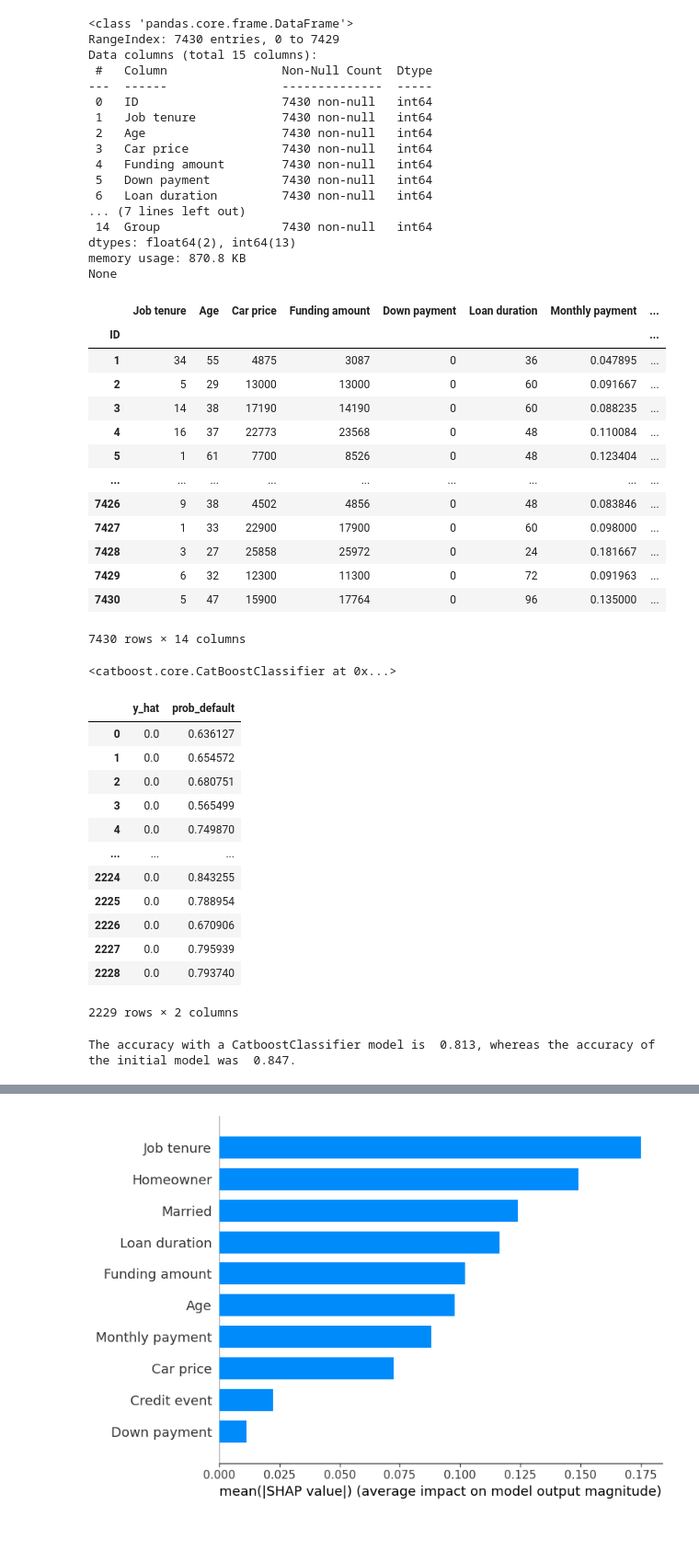
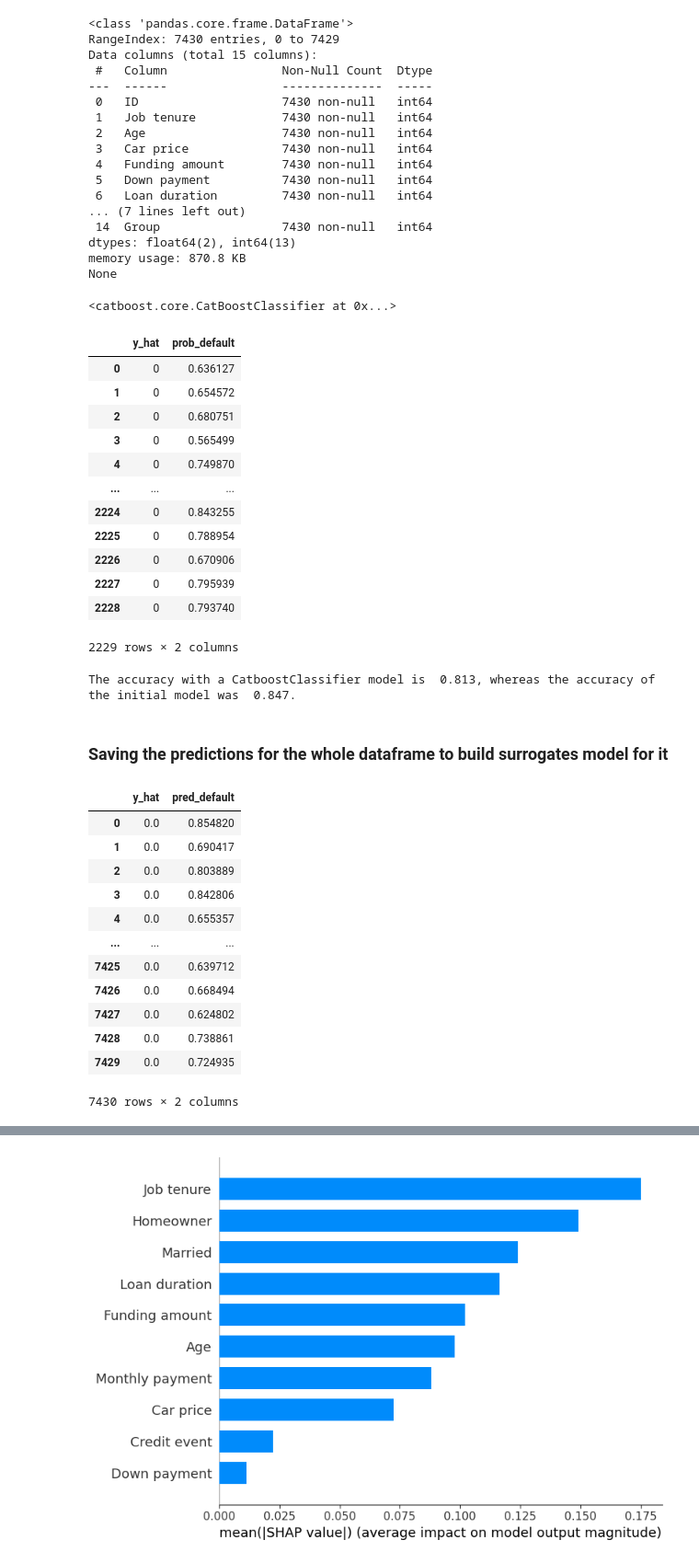
Before and after one commit to julescrevola/interpret_fair, a Jupyter notebook: notebooks/own_model.ipynb, the cells around one changed output, grey strips where cells are left out. Shown at 92% size. Cells and saved outputs as stored; diff of their text form; code cells hidden in the pictures; blank space fills up the shorter version.

```diff
--- a/notebooks/own_model.ipynb
+++ b/notebooks/own_model.ipynb
@@ -30,24 +30,6 @@ Data columns (total 15 columns):
 dtypes: float64(2), int64(13)
 memory usage: 870.8 KB
 None
-# %%
-df.set_index("ID", inplace=True)
-df
-# %% [output]
-|  | Job tenure | Age | Car price | Funding amount | Down payment | Loan duration | Monthly payment | ... |
-| ID |  |  |  |  |  |  |  | ... |
-| 1 | 34 | 55 | 4875 | 3087 | 0 | 36 | 0.047895 | ... |
-| 2 | 5 | 29 | 13000 | 13000 | 0 | 60 | 0.091667 | ... |
-| 3 | 14 | 38 | 17190 | 14190 | 0 | 60 | 0.088235 | ... |
-| 4 | 16 | 37 | 22773 | 23568 | 0 | 48 | 0.110084 | ... |
-| 5 | 1 | 61 | 7700 | 8526 | 0 | 48 | 0.123404 | ... |
-| ... | ... | ... | ... | ... | ... | ... | ... | ... |
-| 7426 | 9 | 38 | 4502 | 4856 | 0 | 48 | 0.083846 | ... |
-| 7427 | 1 | 33 | 22900 | 17900 | 0 | 60 | 0.098000 | ... |
-| 7428 | 3 | 27 | 25858 | 25972 | 0 | 24 | 0.181667 | ... |
-| 7429 | 6 | 32 | 12300 | 11300 | 0 | 72 | 0.091963 | ... |
-| 7430 | 5 | 47 | 15900 | 17764 | 0 | 96 | 0.135000 | ... |
-7430 rows × 14 columns
 # %%
 from sklearn.model_selection import train_test_split
 
@@ -68,20 +50,21 @@ y_pred_prob = cat_model.predict_proba(X_test)[:,0]
 # %%
 df_pred = pd.DataFrame([y_pred_class, y_pred_prob]).transpose()
 df_pred = df_pred.rename(columns={0: "y_hat", 1:"prob_default"})
+df_pred = df_pred.astype({"y_hat": int})
 df_pred
 # %% [output]
 |  | y_hat | prob_default |
-| 0 | 0.0 | 0.636127 |
-| 1 | 0.0 | 0.654572 |
-| 2 | 0.0 | 0.680751 |
-| 3 | 0.0 | 0.565499 |
-| 4 | 0.0 | 0.749870 |
+| 0 | 0 | 0.636127 |
+| 1 | 0 | 0.654572 |
+| 2 | 0 | 0.680751 |
+| 3 | 0 | 0.565499 |
+| 4 | 0 | 0.749870 |
 | ... | ... | ... |
-| 2224 | 0.0 | 0.843255 |
-| 2225 | 0.0 | 0.788954 |
-| 2226 | 0.0 | 0.670906 |
-| 2227 | 0.0 | 0.795939 |
-| 2228 | 0.0 | 0.793740 |
+| 2224 | 0 | 0.843255 |
+| 2225 | 0 | 0.788954 |
+| 2226 | 0 | 0.670906 |
+| 2227 | 0 | 0.795939 |
+| 2228 | 0 | 0.793740 |
 2229 rows × 2 columns
 # %%
 from sklearn.metrics import accuracy_score
@@ -94,3 +77,26 @@ print(f'The accuracy with a CatboostClassifier model is {acc_cat: .3f}, whereas
 The accuracy with a CatboostClassifier model is  0.813, whereas the accuracy of the initial model was  0.847.
 # %%
 cat_model.save_model("cat_boost_model")
+# %% [markdown]
+### Saving the predictions for the whole dataframe to build surrogates model for it
+# %%
+y_pred_prob_total = cat_model.predict_proba(X)[:,0]
+y_pred_class_total = cat_model.predict(X)
+df_pred_total = pd.DataFrame([y_pred_class_total, y_pred_prob_total]).transpose()
+df_pred_total = df_pred_total.rename(columns={0: "y_hat", 1:"pred_default"})
+df_pred_total = df_pred_total.astype({"y_hat": int})
+df_pred_total
+# %% [output]
+|  | y_hat | pred_default |
+| 0 | 0.0 | 0.854820 |
+| 1 | 0.0 | 0.690417 |
+| 2 | 0.0 | 0.803889 |
+| 3 | 0.0 | 0.842806 |
+| 4 | 0.0 | 0.655357 |
+| ... | ... | ... |
+| 7425 | 0.0 | 0.639712 |
+| 7426 | 0.0 | 0.668494 |
+| 7427 | 0.0 | 0.624802 |
+| 7428 | 0.0 | 0.738861 |
+| 7429 | 0.0 | 0.724935 |
+7430 rows × 2 columns
```
Also changed, not shown: parts of 5 cells of this notebook, 5 other files.
